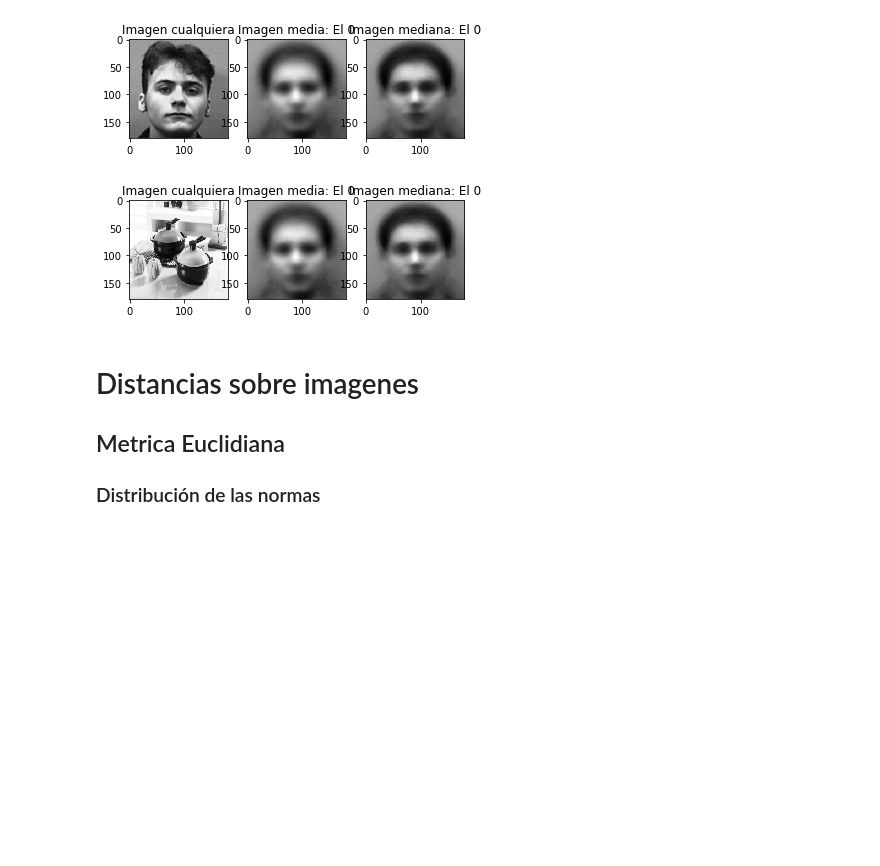
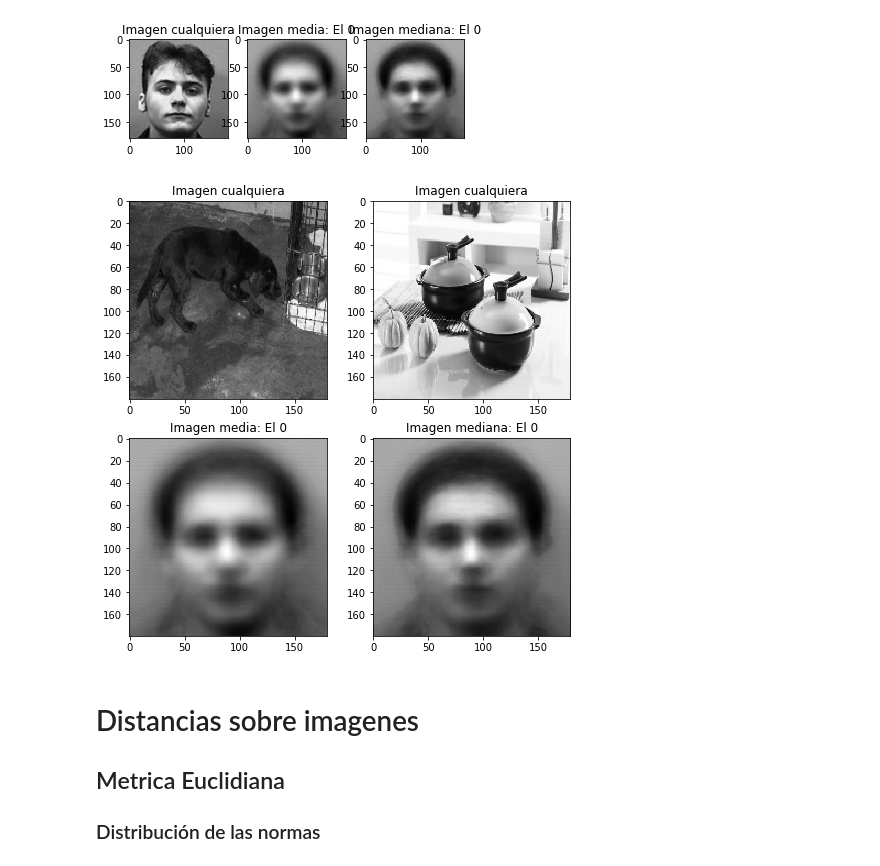
Before and after one commit to BaoxiticDC/Proyecto_Integrador1, a Jupyter notebook: Entrega1.ipynb, the cells around one changed output. Drawn from its saved outputs; the diff is of its cells as text; code cells hidden in the pictures; blank space fills up the shorter version.

```diff
--- a/Entrega1.ipynb
+++ b/Entrega1.ipynb
@@ -187,25 +187,31 @@ plt.show()
 # %% [output]
 [figure]
 # %%
+plt.rcParams['figure.figsize'] = [8,8]
+
 
 data_set_aum=np.append(data_set,data_set_out,axis=0)
 
-fig, axs = plt.subplots(nrows=1, ncols=3)
-axs[0].imshow(data_set_aum[-1,:,:], cmap = plt.cm.gray) #check
-axs[0].set_title('Imagen cualquiera')
+fig, axs = plt.subplots(nrows=2, ncols=2)
+
+axs[0,0].imshow(data_set_aum[-3,:,:], cmap = plt.cm.gray) #check
+axs[0,0].set_title('Imagen cualquiera')
 #plt.show()
 
+axs[0,1].imshow(data_set_aum[-1,:,:], cmap = plt.cm.gray) #check
+axs[0,1].set_title('Imagen cualquiera')
+
 mean_face=np.mean(data_set_aum, axis=0)
-axs[1].imshow(mean_face ,cmap = plt.cm.gray) #check
-axs[1].set_title('Imagen media: El 0')
+axs[1,0].imshow(mean_face ,cmap = plt.cm.gray) #check
+axs[1,0].set_title('Imagen media: El 0')
 
 median_face=np.median(data_set_aum, axis=0)
-axs[2].imshow(median_face ,cmap = plt.cm.gray) #check
-axs[2].set_title('Imagen mediana: El 0')
+axs[1,1].imshow(median_face ,cmap = plt.cm.gray) #check
+axs[1,1].set_title('Imagen mediana: El 0')
 
 plt.show()
 # %% [output]
-[figure, old version]
+[figure, new version]
 # %% [markdown]
 # Distancias sobre imagenes
 ## Metrica Euclidiana
```
Also changed, not shown: parts of 3 cells of this notebook.
